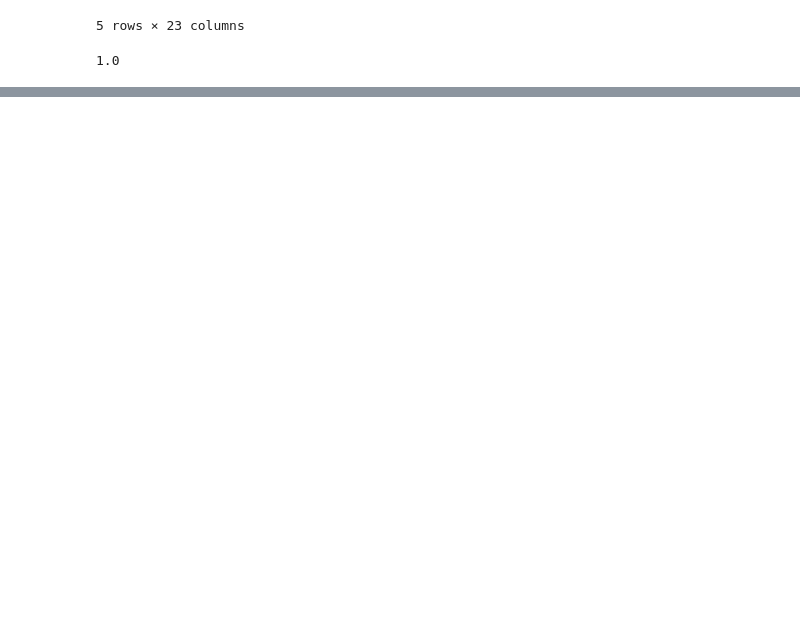
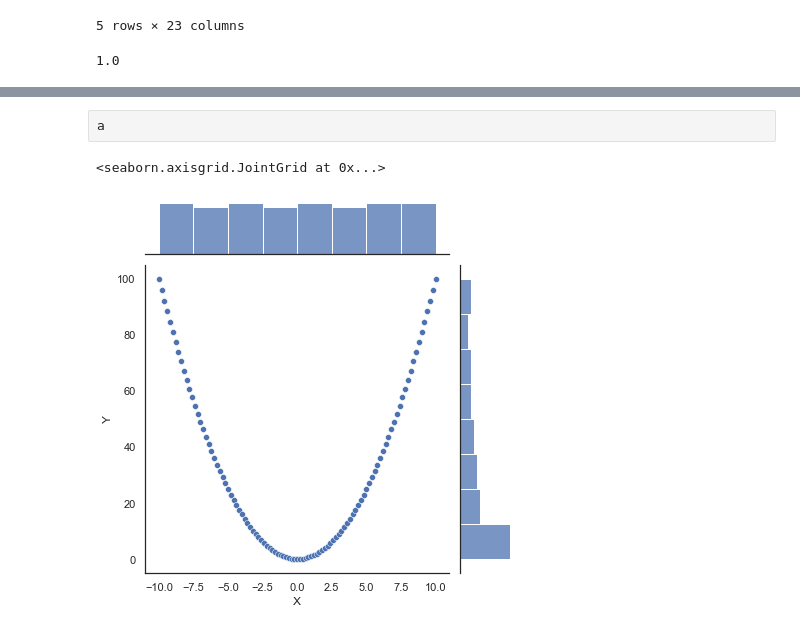
Before and after one commit to LukaszFrackowiak/PyHist, a Jupyter notebook: Pyhist.ipynb, the cells around one changed output, grey strips where cells are left out. Cells and saved outputs as stored; diff of their text form; code cells hidden in the pictures; blank space fills up the shorter version.

```diff
--- a/Pyhist.ipynb
+++ b/Pyhist.ipynb
@@ -512,0 +409,2 @@ coercive5776
+# %% [raw]
+a
@@ -512,0 +424,11 @@ coercive5776
+# %%
+import seaborn as sns
+x=np.linspace(-10,10,101)
+y= x**2
+# %%
+b=pd.DataFrame({"X":x,"Y":y})
+# %%
+sns.jointplot(x='X',y ='Y', data=b, kind='scatter')
+# %% [output]
+<seaborn.axisgrid.JointGrid at 0x...>
+[figure, added]
```
Also changed, not shown: parts of 21 cells of this notebook.
